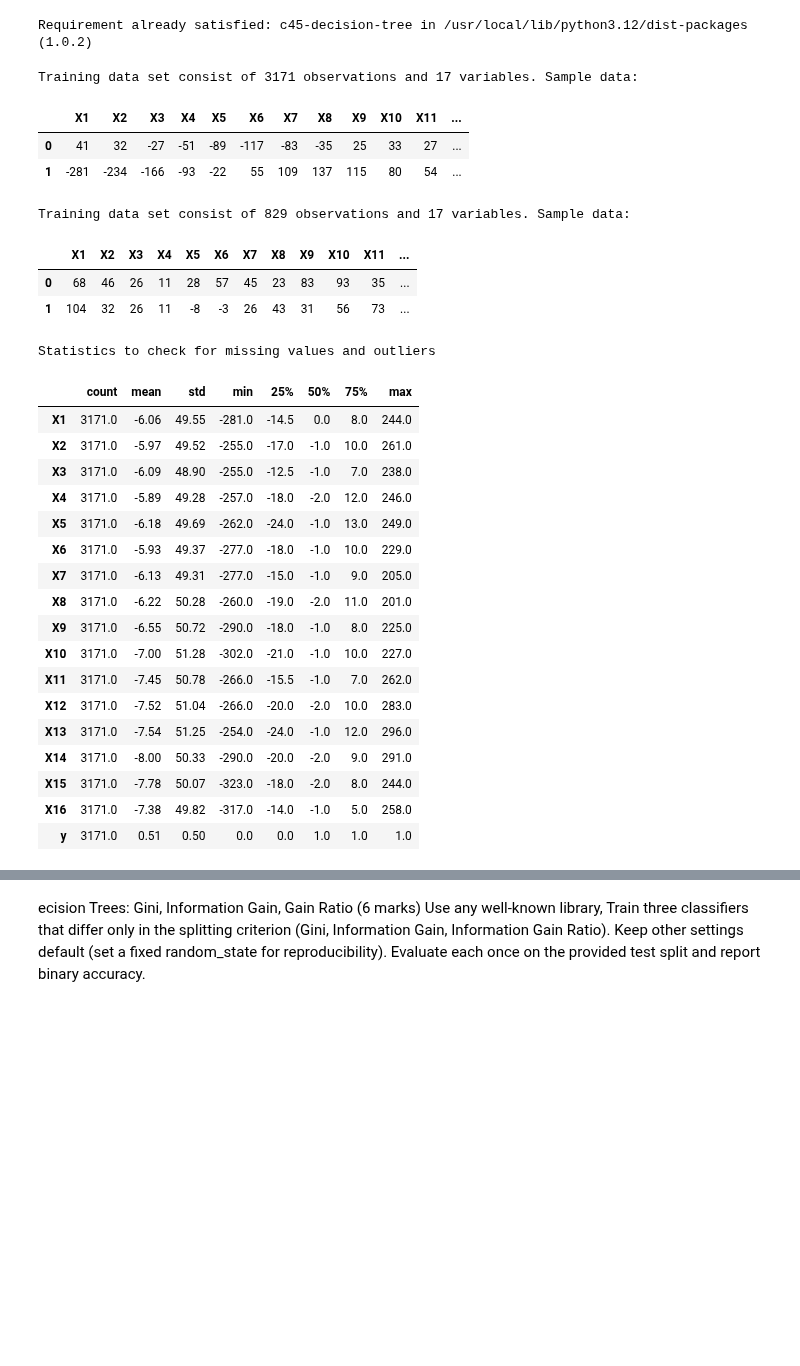
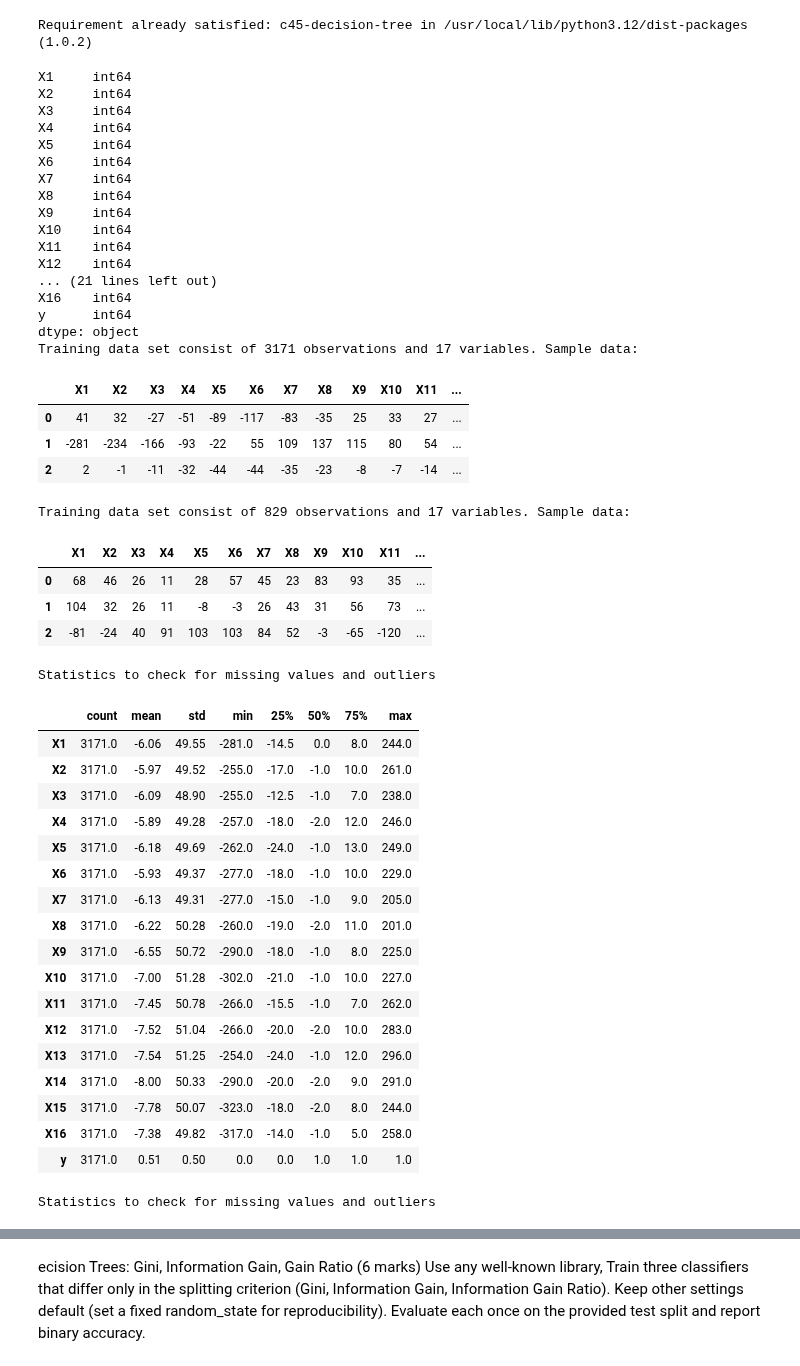
Before and after one commit to komisarzGiT/gai, a Jupyter notebook: GUNI_ML_assignment1.ipynb, the cells around one changed output, grey strips where cells are left out. Saved outputs shown, nothing was run; the diff lists cells and outputs as text; code cells hidden in the pictures; blank space fills up the shorter version.

```diff
--- a/GUNI_ML_assignment1.ipynb
+++ b/GUNI_ML_assignment1.ipynb
@@ -35,31 +35,55 @@ Requirement already satisfied: c45-decision-tree in /usr/local/lib/python3.12/di
 # %%
 #two files are provided containing respecively train and test data sets
 train_data = 'https://raw.githubusercontent.com/komisarzGiT/gai/refs/heads/main/GU_ML01/Assignment1/EEG_Train_Binary.csv'
 test_data = 'https://raw.githubusercontent.com/komisarzGiT/gai/refs/heads/main/GU_ML01/Assignment1/EEG_Test_Binary.csv'
 
 df_train = pd.read_csv(train_data)
 df_test = pd.read_csv(test_data)
 
+print(df_train.dtypes)
+print(df_test.dtypes)
+
 train_rows, train_columns = df_train.shape
 print(f"Training data set consist of {train_rows} observations and {train_columns} variables. Sample data:")
-display(df_train.head(2))
+display(df_train.head(3))
 
 test_rows, test_columns = df_test.shape
 print(f"\nTraining data set consist of {test_rows} observations and {test_columns} variables. Sample data:")
-display(df_test.head(2))
+display(df_test.head(3))
 
 #check for missing values and outliers
 print(f"\nStatistics to check for missing values and outliers")
 display(df_train.describe().round(2).T)
+
+print(f"\nStatistics to check for missing values and outliers")
+display(df_test.describe().round(2).T)
 # %% [output]
+X1     int64
+X2     int64
+X3     int64
+X4     int64
+X5     int64
+X6     int64
+X7     int64
+X8     int64
+X9     int64
+X10    int64
+X11    int64
+X12    int64
+... (21 lines left out)
+X16    int64
+y      int64
+dtype: object
 Training data set consist of 3171 observations and 17 variables. Sample data:
 |  | X1 | X2 | X3 | X4 | X5 | X6 | X7 | X8 | X9 | X10 | X11 | ... |
 | 0 | 41 | 32 | -27 | -51 | -89 | -117 | -83 | -35 | 25 | 33 | 27 | ... |
 | 1 | -281 | -234 | -166 | -93 | -22 | 55 | 109 | 137 | 115 | 80 | 54 | ... |
+| 2 | 2 | -1 | -11 | -32 | -44 | -44 | -35 | -23 | -8 | -7 | -14 | ... |
 Training data set consist of 829 observations and 17 variables. Sample data:
 |  | X1 | X2 | X3 | X4 | X5 | X6 | X7 | X8 | X9 | X10 | X11 | ... |
 | 0 | 68 | 46 | 26 | 11 | 28 | 57 | 45 | 23 | 83 | 93 | 35 | ... |
 | 1 | 104 | 32 | 26 | 11 | -8 | -3 | 26 | 43 | 31 | 56 | 73 | ... |
+| 2 | -81 | -24 | 40 | 91 | 103 | 103 | 84 | 52 | -3 | -65 | -120 | ... |
 Statistics to check for missing values and outliers
 |  | count | mean | std | min | 25% | 50% | 75% | max |
 | X1 | 3171.0 | -6.06 | 49.55 | -281.0 | -14.5 | 0.0 | 8.0 | 244.0 |
@@ -79,3 +103,4 @@ Statistics to check for missing values and outliers
 | X15 | 3171.0 | -7.78 | 50.07 | -323.0 | -18.0 | -2.0 | 8.0 | 244.0 |
 | X16 | 3171.0 | -7.38 | 49.82 | -317.0 | -14.0 | -1.0 | 5.0 | 258.0 |
 | y | 3171.0 | 0.51 | 0.50 | 0.0 | 0.0 | 1.0 | 1.0 | 1.0 |
+Statistics to check for missing values and outliers
```
Also changed, not shown: parts of 38 cells of this notebook.
